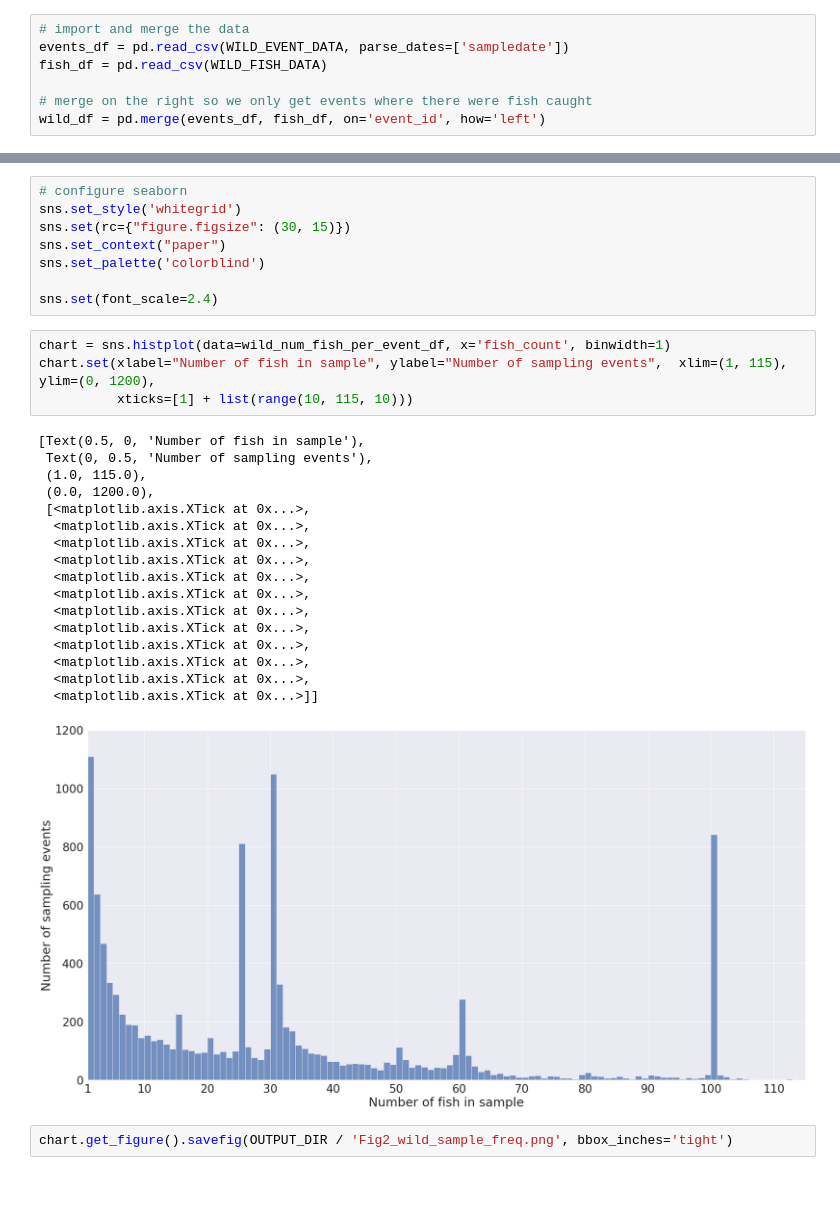
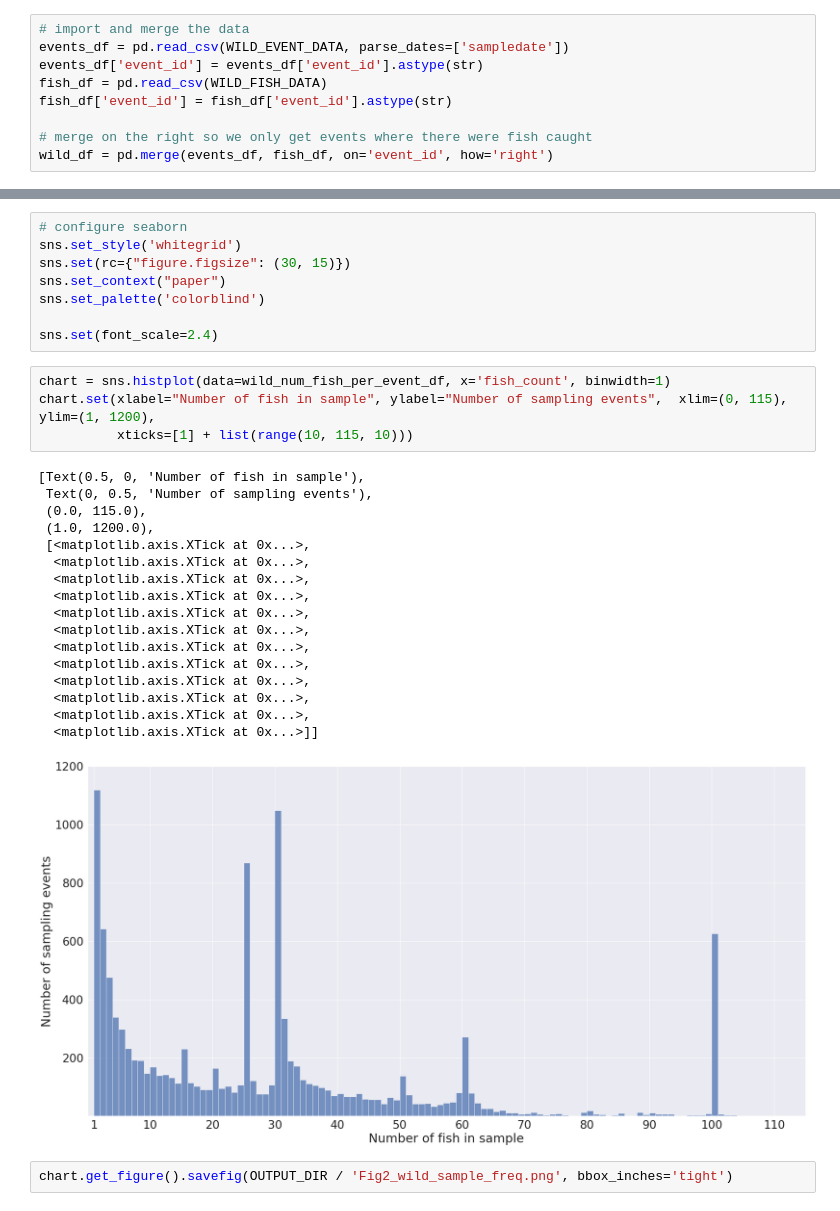
Before and after one commit to modailmara/BCSalmonData, a Jupyter notebook: generate_figures_tables/Fig2_fish_per_sample.ipynb, the cells around one changed output, grey strips where cells are left out. Saved outputs shown, nothing was run; the diff lists cells and outputs as text.

```diff
--- a/generate_figures_tables/Fig2_fish_per_sample.ipynb
+++ b/generate_figures_tables/Fig2_fish_per_sample.ipynb
@@ -17,7 +17,9 @@ OUTPUT_DIR = Path('..') / 'output' / 'Figure_2'
 # %%
 # import and merge the data
 events_df = pd.read_csv(WILD_EVENT_DATA, parse_dates=['sampledate'])
+events_df['event_id'] = events_df['event_id'].astype(str)
 fish_df = pd.read_csv(WILD_FISH_DATA)
+fish_df['event_id'] = fish_df['event_id'].astype(str)
 
 # merge on the right so we only get events where there were fish caught
-wild_df = pd.merge(events_df, fish_df, on='event_id', how='left')
+wild_df = pd.merge(events_df, fish_df, on='event_id', how='right')
@@ -49,26 +61,26 @@ sns.set_palette('colorblind')
 sns.set(font_scale=2.4)
 # %%
 chart = sns.histplot(data=wild_num_fish_per_event_df, x='fish_count', binwidth=1)
-chart.set(xlabel="Number of fish in sample", ylabel="Number of sampling events",  xlim=(1, 115), ylim=(0, 1200),
+chart.set(xlabel="Number of fish in sample", ylabel="Number of sampling events",  xlim=(0, 115), ylim=(1, 1200),
           xticks=[1] + list(range(10, 115, 10)))
 # %% [output]
 [Text(0.5, 0, 'Number of fish in sample'),
  Text(0, 0.5, 'Number of sampling events'),
- (1.0, 115.0),
- (0.0, 1200.0),
+ (0.0, 115.0),
+ (1.0, 1200.0),
  [<matplotlib.axis.XTick at 0x...>,
   <matplotlib.axis.XTick at 0x...>,
   <matplotlib.axis.XTick at 0x...>,
   <matplotlib.axis.XTick at 0x...>,
   <matplotlib.axis.XTick at 0x...>,
   <matplotlib.axis.XTick at 0x...>,
   <matplotlib.axis.XTick at 0x...>,
   <matplotlib.axis.XTick at 0x...>,
   <matplotlib.axis.XTick at 0x...>,
   <matplotlib.axis.XTick at 0x...>,
   <matplotlib.axis.XTick at 0x...>,
   <matplotlib.axis.XTick at 0x...>]]
-[figure, old version]
+[figure, new version]
 # %%
 chart.get_figure().savefig(OUTPUT_DIR / 'Fig2_wild_sample_freq.png', bbox_inches='tight')
 # %%
```
Also changed, not shown: parts of 3 cells of this notebook, 21 other files.
